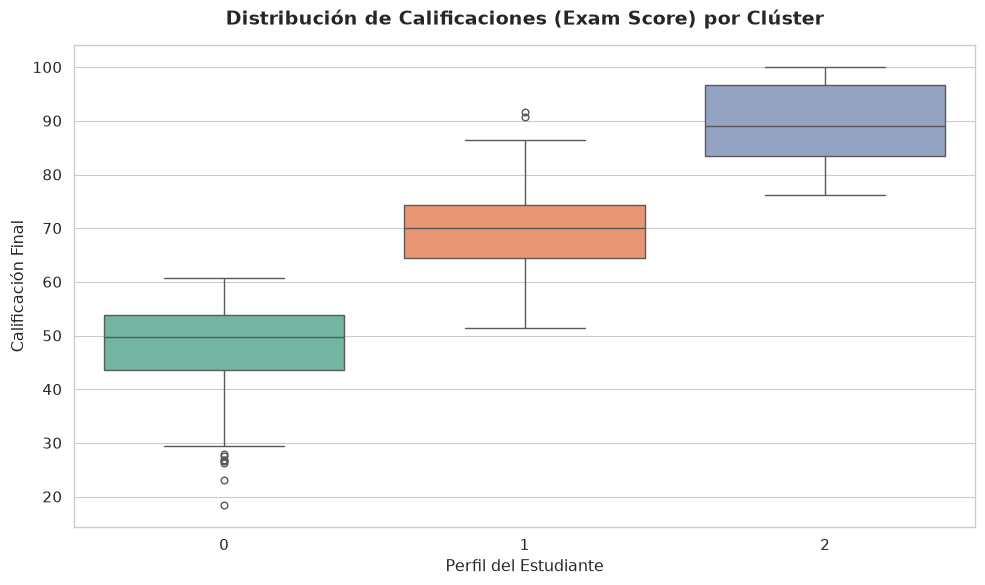
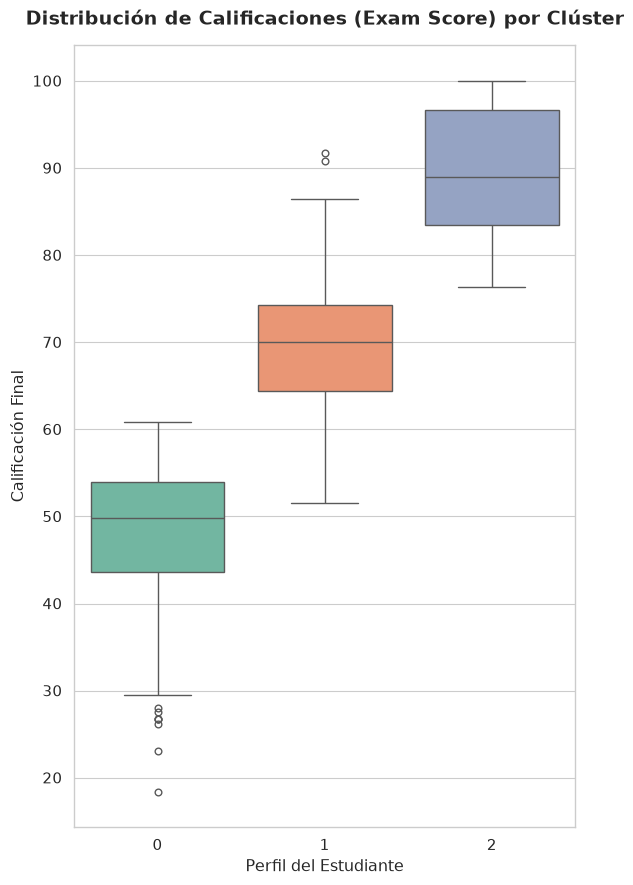
The change to this notebook cell's code, shown as a diff; its figure went from the first image to the second:
--- before
+++ after
@@ -1,4 +1,4 @@
 
-plt.figure(figsize=(10, 6))
+plt.figure(figsize=(6, 9))
 sns.set_theme(style="whitegrid", context="paper", font_scale=1.2)
 

Commit: Lo de los cuartiles agregado en la programación